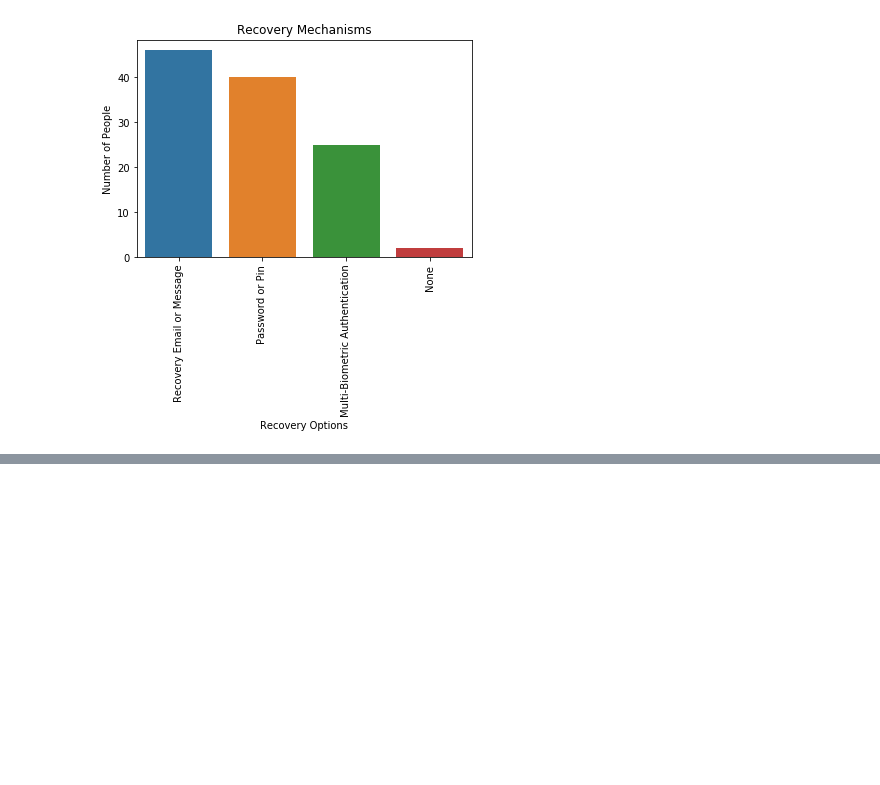
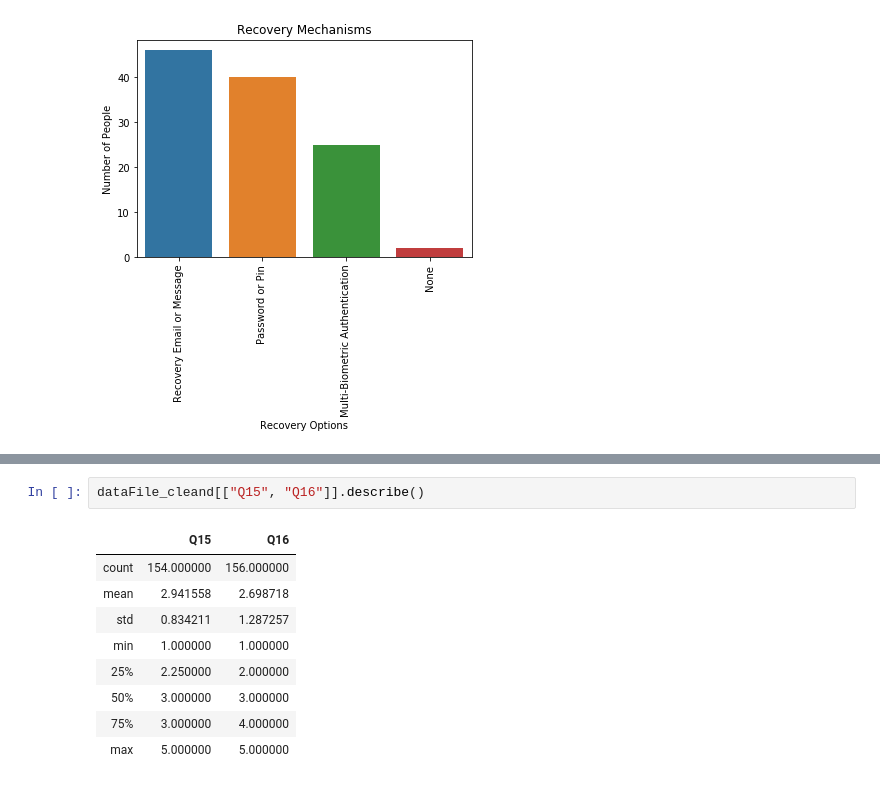
Before and after one commit to tahmidtdk/academic, a Jupyter notebook: CSE498/cse498 dataanalysis/dataAnalyser.ipynb, the cells around one changed output, grey strips where cells are left out. Saved outputs shown, nothing was run; the diff lists cells and outputs as text; blank space fills up the shorter version.

```diff
--- a/CSE498/cse498 dataanalysis/dataAnalyser.ipynb
+++ b/CSE498/cse498 dataanalysis/dataAnalyser.ipynb
@@ -218,0 +222,12 @@ Text(0.5, 1.0, 'Third-Party Software users that collects biometric information')
+# %%
+dataFile_cleand[["Q15", "Q16"]].describe()
+# %% [output]
+|  | Q15 | Q16 |
+| count | 154.000000 | 156.000000 |
+| mean | 2.941558 | 2.698718 |
+| std | 0.834211 | 1.287257 |
+| min | 1.000000 | 1.000000 |
+| 25% | 2.250000 | 2.000000 |
+| 50% | 3.000000 | 3.000000 |
+| 75% | 3.000000 | 4.000000 |
+| max | 5.000000 | 5.000000 |
```
Also changed, not shown: parts of 2 cells of this notebook.
